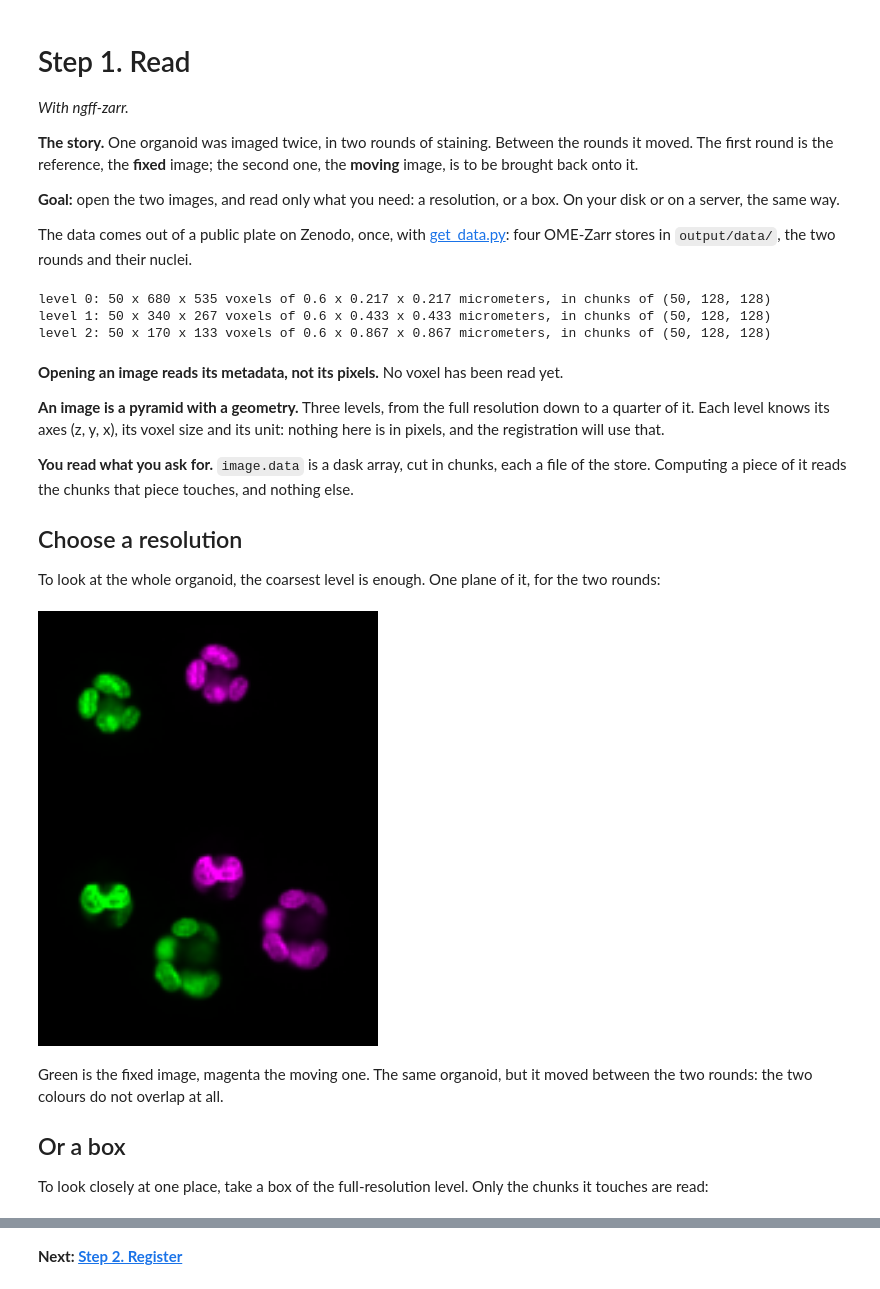
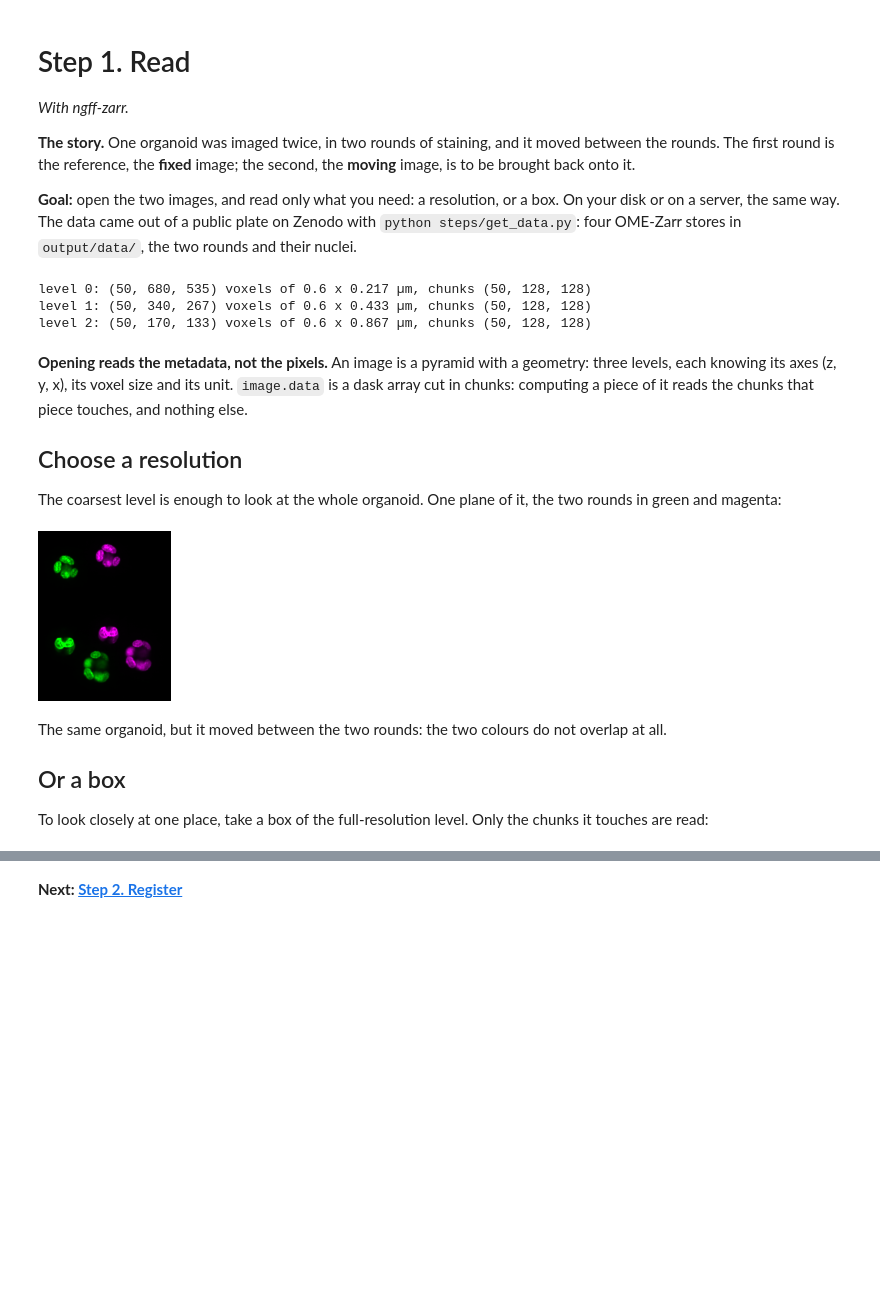
Before and after one commit to fideus-labs/ome-zarr-registration-tutorial, a Jupyter notebook: steps/1-read.ipynb, the cells around one changed output, grey strips where cells are left out. Saved outputs shown, nothing was run; the diff lists cells and outputs as text; code cells hidden in the pictures; blank space fills up the shorter version.

```diff
--- a/steps/1-read.ipynb
+++ b/steps/1-read.ipynb
@@ -3,59 +3,38 @@
 
 *With ngff-zarr.*
 
-**The story.** One organoid was imaged twice, in two rounds of staining. Between the rounds it moved. The first round
-is the reference, the **fixed** image; the second one, the **moving** image, is to be brought back onto it.
+**The story.** One organoid was imaged twice, in two rounds of staining, and it moved between the rounds. The first
+round is the reference, the **fixed** image; the second, the **moving** image, is to be brought back onto it.
 
 **Goal:** open the two images, and read only what you need: a resolution, or a box. On your disk or on a server, the
-same way.
-
-The data comes out of a public plate on Zenodo, once, with [get_data.py](get_data.py): four OME-Zarr stores in
+same way. The data came out of a public plate on Zenodo with `python steps/get_data.py`: four OME-Zarr stores in
 `output/data/`, the two rounds and their nuclei.
 # %%
-from pathlib import Path
-
 import ngff_zarr as nz
-import numpy as np
-from common import DATA, overlay
-from IPython.display import Image
-
-OUTPUT = Path("../output")
-if not Path(DATA, "fixed.ome.zarr").exists():
-    !python get_data.py
+from common import DATA, show
 
 fixed = nz.from_ngff_zarr(f"{DATA}/fixed.ome.zarr")  # round 0, the reference
 moving = nz.from_ngff_zarr(f"{DATA}/moving.ome.zarr")  # round 1, to bring onto it
-
 for level, image in enumerate(fixed.images):
-    size = " x ".join(str(extent) for extent in image.data.shape)
-    voxel = " x ".join(f"{image.scale[axis]:.3g}" for axis in "zyx")
-    print(f"level {level}: {size} voxels of {voxel} {image.axes_units['x']}s, in chunks of {image.data.chunksize}")
+    print(f"level {level}: {image.data.shape} voxels of {image.scale['z']:.2g} x {image.scale['x']:.3g} µm, chunks {image.data.chunksize}")
 # %% [output]
-level 0: 50 x 680 x 535 voxels of 0.6 x 0.217 x 0.217 micrometers, in chunks of (50, 128, 128)
-level 1: 50 x 340 x 267 voxels of 0.6 x 0.433 x 0.433 micrometers, in chunks of (50, 128, 128)
-level 2: 50 x 170 x 133 voxels of 0.6 x 0.867 x 0.867 micrometers, in chunks of (50, 128, 128)
+level 0: (50, 680, 535) voxels of 0.6 x 0.217 µm, chunks (50, 128, 128)
+level 1: (50, 340, 267) voxels of 0.6 x 0.433 µm, chunks (50, 128, 128)
+level 2: (50, 170, 133) voxels of 0.6 x 0.867 µm, chunks (50, 128, 128)
 # %% [markdown]
-**Opening an image reads its metadata, not its pixels.** No voxel has been read yet.
-
-**An image is a pyramid with a geometry.** Three levels, from the full resolution down to a quarter of it. Each level
-knows its axes (z, y, x), its voxel size and its unit: nothing here is in pixels, and the registration will use that.
-
-**You read what you ask for.** `image.data` is a dask array, cut in chunks, each a file of the store. Computing a piece
-of it reads the chunks that piece touches, and nothing else.
+**Opening reads the metadata, not the pixels.** An image is a pyramid with a geometry: three levels, each knowing its
+axes (z, y, x), its voxel size and its unit. `image.data` is a dask array cut in chunks: computing a piece of it reads
+the chunks that piece touches, and nothing else.
 
 ## Choose a resolution
 
-To look at the whole organoid, the coarsest level is enough. One plane of it, for the two rounds:
+The coarsest level is enough to look at the whole organoid. One plane of it, the two rounds in green and magenta:
-# %%
-middle = fixed.images[2].data.shape[0] // 2
-whole_fixed, whole_moving = (np.asarray(image.images[2].data[middle]) for image in (fixed, moving))
-overlay(whole_fixed, whole_moving, OUTPUT / "before.png")
-Image(OUTPUT / "before.png", width=340)
-# %% [output]
-[figure, removed]
+# %%
+show(fixed.images[2].data[25], moving.images[2].data[25])
+# %% [output]
+[figure, added]
 # %% [markdown]
-Green is the fixed image, magenta the moving one. The same organoid, but it moved between the two rounds: the two
-colours do not overlap at all.
+The same organoid, but it moved between the two rounds: the two colours do not overlap at all.
 
 ## Or a box
 
```
Also changed, not shown: parts of 4 cells of this notebook, 32 other files.
